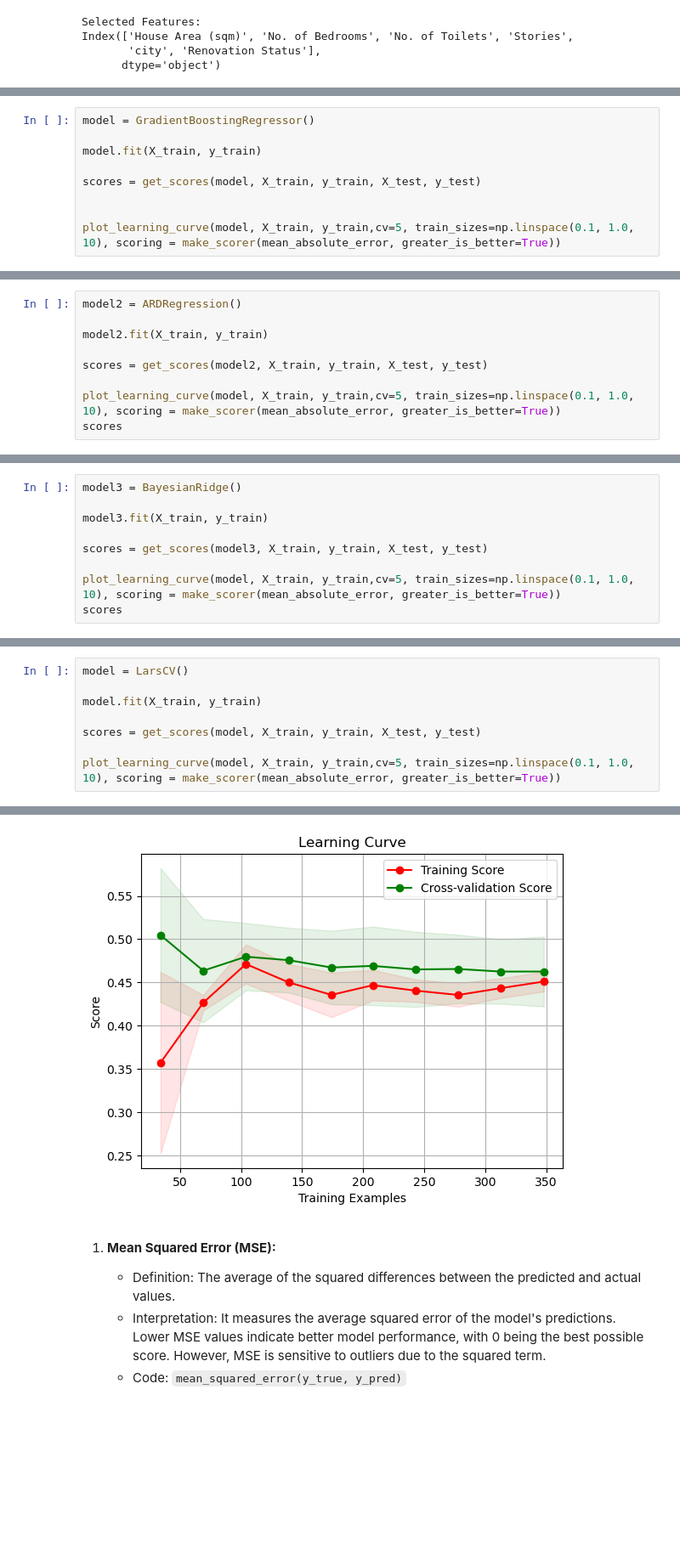
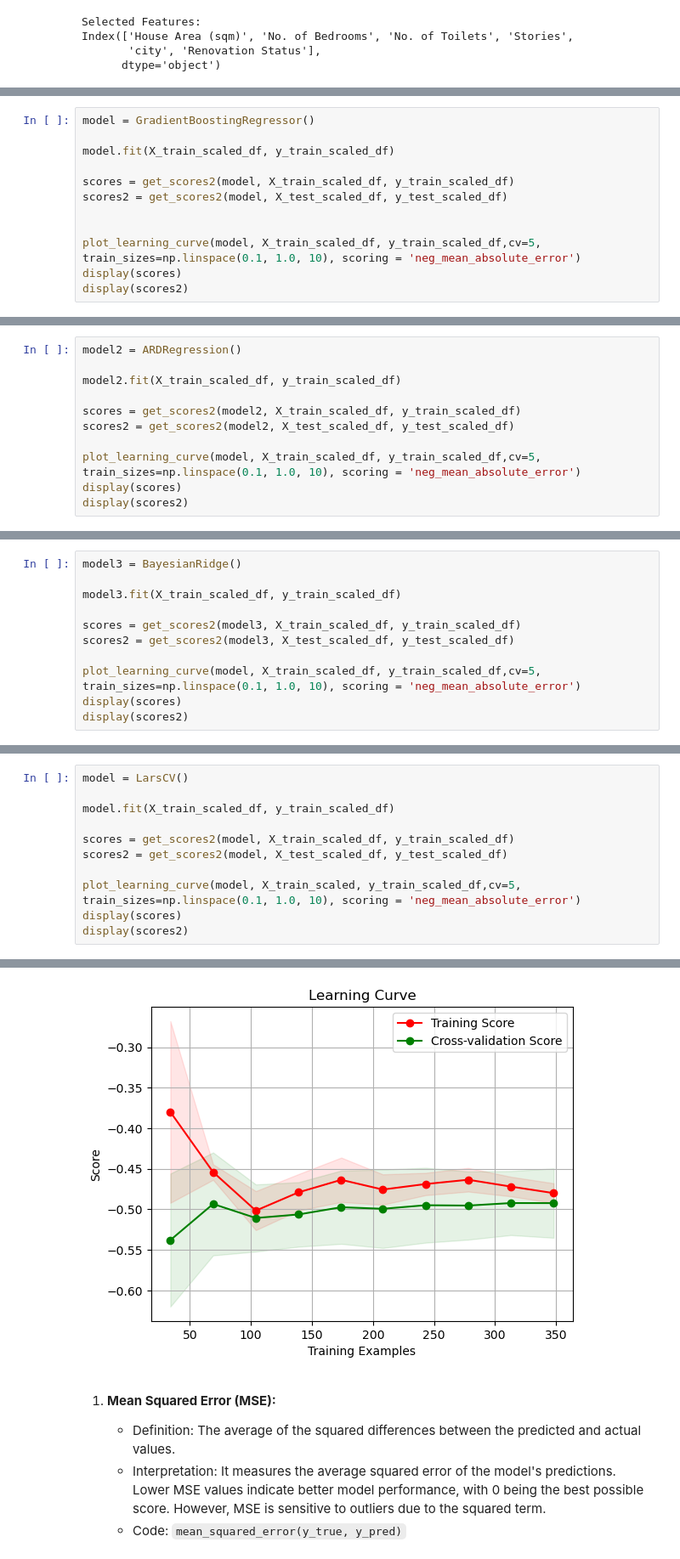
Before and after one commit to ahmakhoo/AIML-CA1, a Jupyter notebook: AIML/CA1/CA1 code part 2.ipynb, the cells around one changed output, grey strips where cells are left out. Shown: that part at 85% size. Saved outputs shown, nothing was run; the diff lists cells and outputs as text; blank space fills up the shorter version.

```diff
--- a/AIML/CA1/CA1 code part 2.ipynb
+++ b/AIML/CA1/CA1 code part 2.ipynb
@@ -1151,10 +1181,13 @@ scores
 # %%
 model = GradientBoostingRegressor()
 
-model.fit(X_train, y_train)
+model.fit(X_train_scaled_df, y_train_scaled_df)
 
-scores = get_scores(model, X_train, y_train, X_test, y_test)
+scores = get_scores2(model, X_train_scaled_df, y_train_scaled_df)
+scores2 = get_scores2(model, X_test_scaled_df, y_test_scaled_df)
 
 
-plot_learning_curve(model, X_train, y_train,cv=5, train_sizes=np.linspace(0.1, 1.0, 10), scoring = make_scorer(mean_absolute_error, greater_is_better=True))
+plot_learning_curve(model, X_train_scaled_df, y_train_scaled_df,cv=5, train_sizes=np.linspace(0.1, 1.0, 10), scoring = 'neg_mean_absolute_error')
+display(scores)
+display(scores2)
 # %% [output]
@@ -1163,11 +1207,13 @@ plot_learning_curve(model, X_train, y_train,cv=5, train_sizes=np.linspace(0.1, 1
 # %%
 model2 = ARDRegression()
 
-model2.fit(X_train, y_train)
+model2.fit(X_train_scaled_df, y_train_scaled_df)
 
-scores = get_scores(model2, X_train, y_train, X_test, y_test)
+scores = get_scores2(model2, X_train_scaled_df, y_train_scaled_df)
+scores2 = get_scores2(model2, X_test_scaled_df, y_test_scaled_df)
 
-plot_learning_curve(model, X_train, y_train,cv=5, train_sizes=np.linspace(0.1, 1.0, 10), scoring = make_scorer(mean_absolute_error, greater_is_better=True))
-scores
+plot_learning_curve(model, X_train_scaled_df, y_train_scaled_df,cv=5, train_sizes=np.linspace(0.1, 1.0, 10), scoring = 'neg_mean_absolute_error')
+display(scores)
+display(scores2)
 # %% [output]
 |  | Metric | Score |
@@ -1179,11 +1232,13 @@ scores
 # %%
 model3 = BayesianRidge()
 
-model3.fit(X_train, y_train)
+model3.fit(X_train_scaled_df, y_train_scaled_df)
 
-scores = get_scores(model3, X_train, y_train, X_test, y_test)
+scores = get_scores2(model3, X_train_scaled_df, y_train_scaled_df)
+scores2 = get_scores2(model3, X_test_scaled_df, y_test_scaled_df)
 
-plot_learning_curve(model, X_train, y_train,cv=5, train_sizes=np.linspace(0.1, 1.0, 10), scoring = make_scorer(mean_absolute_error, greater_is_better=True))
-scores
+plot_learning_curve(model, X_train_scaled_df, y_train_scaled_df,cv=5, train_sizes=np.linspace(0.1, 1.0, 10), scoring = 'neg_mean_absolute_error')
+display(scores)
+display(scores2)
 # %% [output]
 |  | Metric | Score |
@@ -1195,9 +1257,12 @@ scores
 # %%
 model = LarsCV()
 
-model.fit(X_train, y_train)
+model.fit(X_train_scaled_df, y_train_scaled_df)
 
-scores = get_scores(model, X_train, y_train, X_test, y_test)
+scores = get_scores2(model, X_train_scaled_df, y_train_scaled_df)
+scores2 = get_scores2(model, X_test_scaled_df, y_test_scaled_df)
 
-plot_learning_curve(model, X_train, y_train,cv=5, train_sizes=np.linspace(0.1, 1.0, 10), scoring = make_scorer(mean_absolute_error, greater_is_better=True))
+plot_learning_curve(model, X_train_scaled, y_train_scaled_df,cv=5, train_sizes=np.linspace(0.1, 1.0, 10), scoring = 'neg_mean_absolute_error')
+display(scores)
+display(scores2)
 # %% [output]
@@ -1205,4 +1281,4 @@ plot_learning_curve(model, X_train, y_train,cv=5, train_sizes=np.linspace(0.1, 1
-[figure, old version]
+[figure, new version]
 # %% [markdown]
 1. **Mean Squared Error (MSE):**
    - Definition: The average of the squared differences between the predicted and actual values.
```
Also changed, not shown: parts of 9 cells of this notebook.
